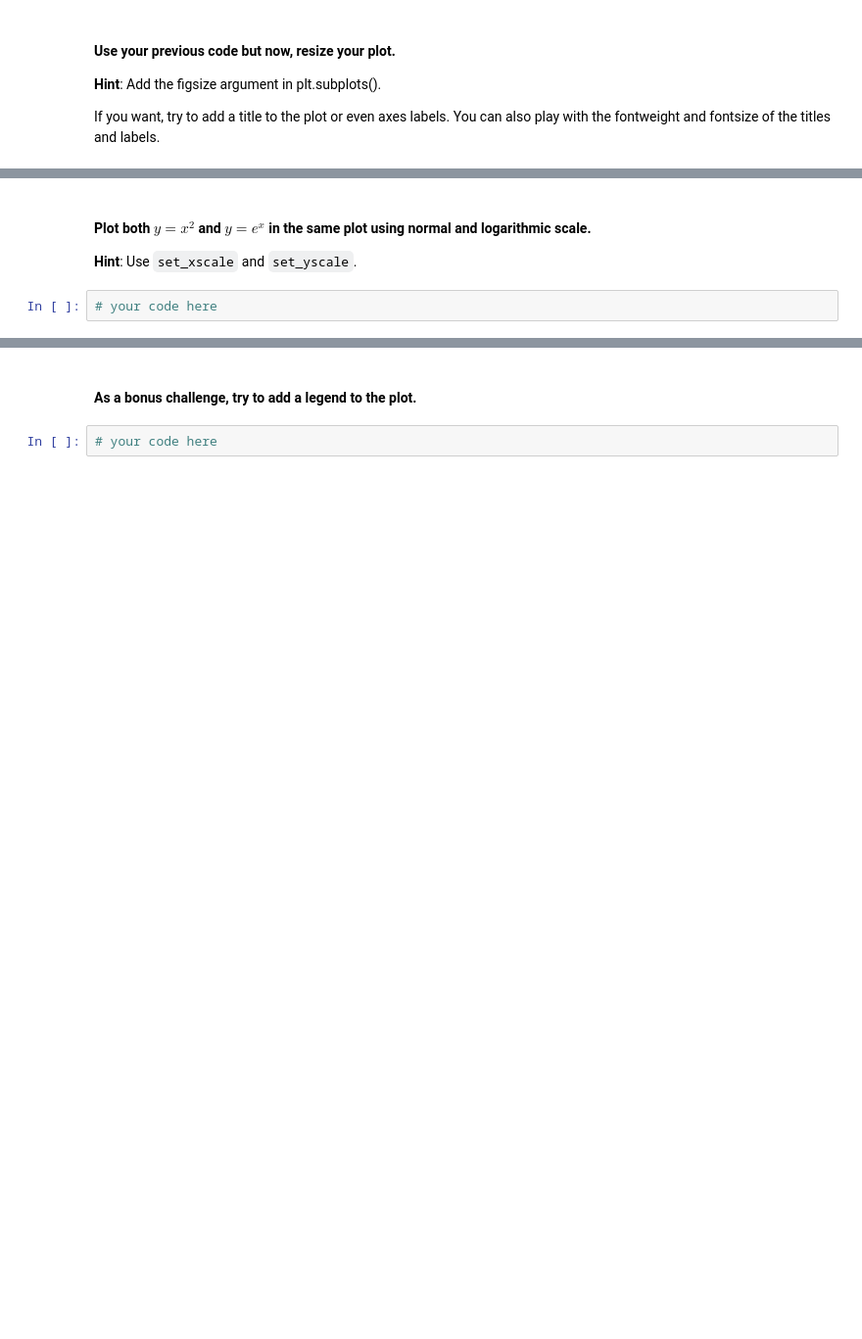
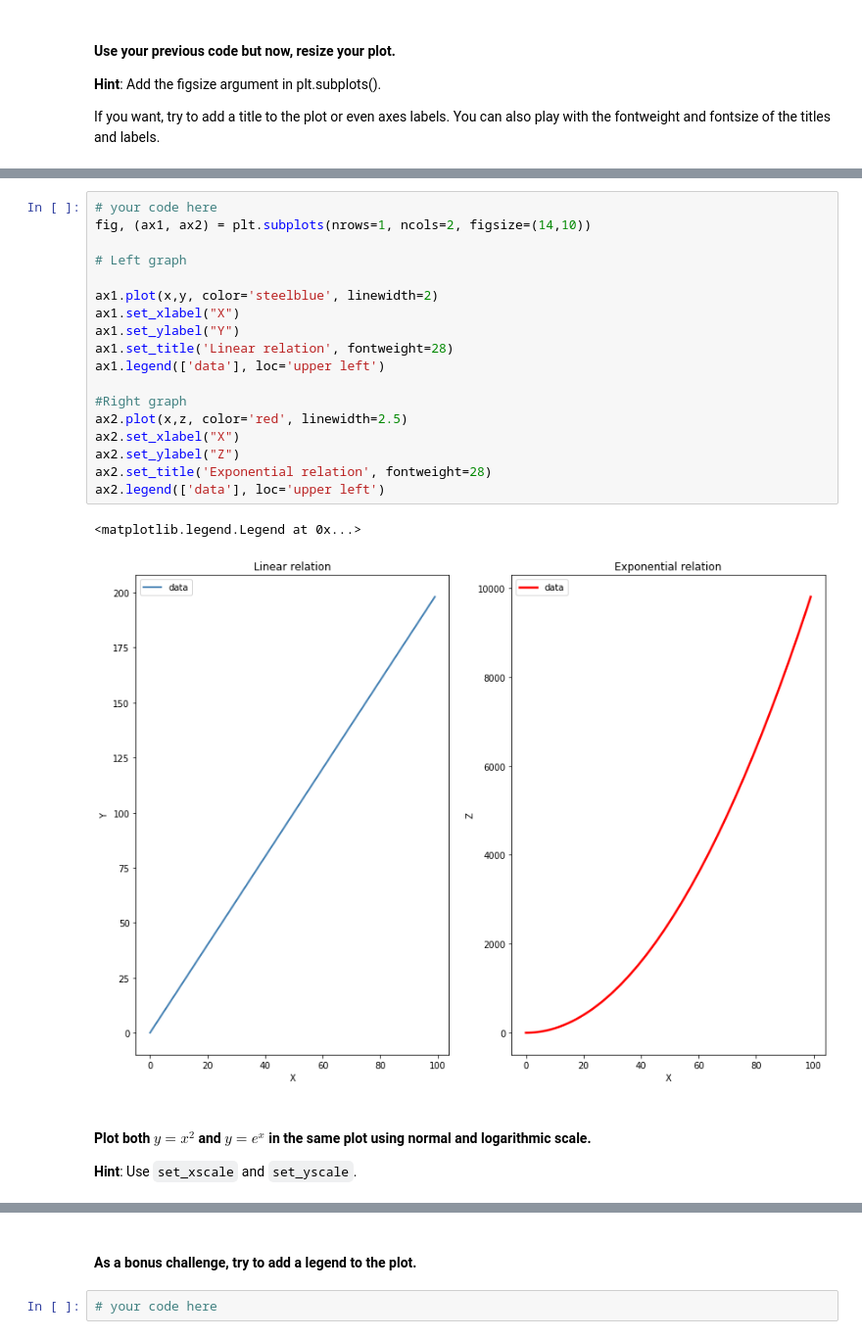
Before and after one commit to ta-datapt-bcn/lab-matplotlib-seaborn, a Jupyter notebook: your-code/main.ipynb, the cells around one changed output, grey strips where cells are left out. Shown at 98% size. Cells and saved outputs as stored; diff of their text form; blank space fills up the shorter version.

```diff
--- a/your-code/main.ipynb
+++ b/your-code/main.ipynb
@@ -39,5 +53,24 @@ If you want, try to add a title to the plot or even axes labels. You can also pl
+# %%
+# your code here
+fig, (ax1, ax2) = plt.subplots(nrows=1, ncols=2, figsize=(14,10))
+
+# Left graph
+
+ax1.plot(x,y, color='steelblue', linewidth=2)
+ax1.set_xlabel("X")
+ax1.set_ylabel("Y")
+ax1.set_title('Linear relation', fontweight=28)
+ax1.legend(['data'], loc='upper left')
+
+#Right graph
+ax2.plot(x,z, color='red', linewidth=2.5)
+ax2.set_xlabel("X")
+ax2.set_ylabel("Z")
+ax2.set_title('Exponential relation', fontweight=28)
+ax2.legend(['data'], loc='upper left')
+# %% [output]
+<matplotlib.legend.Legend at 0x...>
+[figure, added]
 # %% [markdown]
 #### Plot both $y=x^2$ and $y=e^x$ in the same plot using normal and logarithmic scale.
 **Hint**: Use `set_xscale` and `set_yscale`.
-# %%
-# your code here
```
Also changed, not shown: parts of 44 cells of this notebook.
